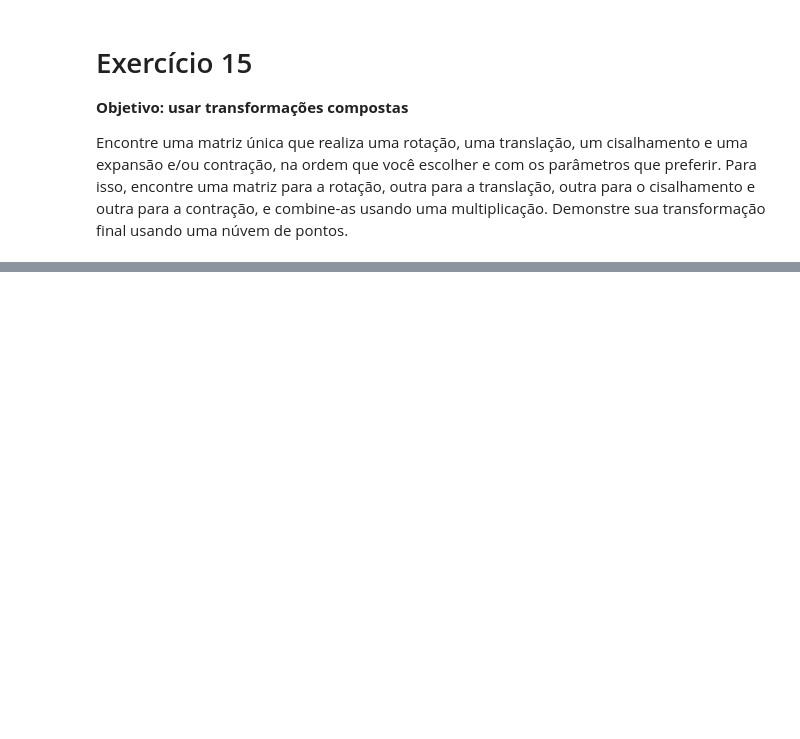
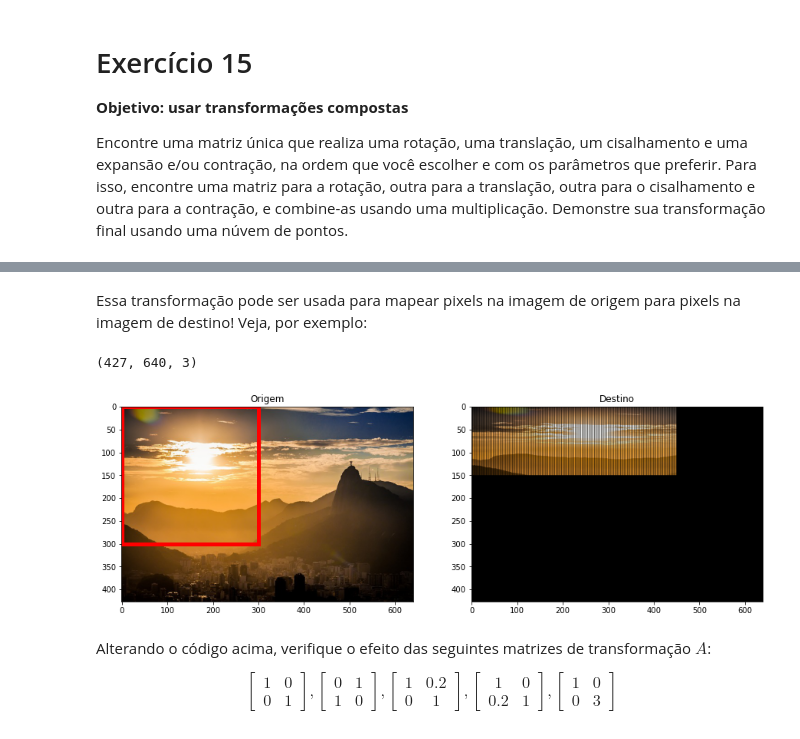
Before and after one commit to tiagoft/alglin, a Jupyter notebook: notebooks/03-geometria_analitica.ipynb, the cells around one changed output, grey strips where cells are left out. Saved outputs shown, nothing was run; the diff lists cells and outputs as text; code cells hidden in the pictures; blank space fills up the shorter version.

```diff
--- a/notebooks/03-geometria_analitica.ipynb
+++ b/notebooks/03-geometria_analitica.ipynb
@@ -505,0 +624,58 @@ Encontre uma matriz única que realiza uma rotação, uma translação, um cisal
+# %% [markdown]
+Essa transformação pode ser usada para mapear pixels na imagem de origem para pixels na imagem de destino! Veja, por exemplo:
+# %%
+image = mpimg.imread("rio_de_janeiro.jpg")
+image_ = np.zeros_like(image)
+
+X = criar_indices(0, 300, 0, 300)
+
+A = np.array([[0.5, 0], [0, 1.5]])
+Xd = A @ X
+Xd = Xd.astype(int)
+
+image_[Xd[0,:], Xd[1,:], :] = image[X[0,:], X[1,:], :]
+
+print(image_.shape)
+plt.figure(figsize=(15,15))
+plt.subplot(1,2,1)
+plt.imshow(image)
+# Adiciona o retângulo indicando a área que foi recortada:
+plt.gca().add_patch(Rectangle((0,0),300,300,linewidth=5,edgecolor='r',facecolor='none'))
+
+plt.title('Origem')
+plt.subplot(1,2,2)
+plt.imshow(image_)
+plt.title('Destino')
+plt.show()
+# %% [output]
+(427, 640, 3)
+[figure, added]
+# %% [markdown]
+Alterando o código acima, verifique o efeito das seguintes matrizes de transformação $A$:
+
+$$
+\begin{bmatrix}
+1 & 0 \\
+0 & 1
+\end{bmatrix}
+,
+\begin{bmatrix}
+0 & 1 \\
+1 & 0
+\end{bmatrix}
+,
+\begin{bmatrix}
+1 & 0.2 \\
+0 & 1
+\end{bmatrix}
+,
+\begin{bmatrix}
+1 & 0 \\
+0.2 & 1
+\end{bmatrix}
+,
+\begin{bmatrix}
+1 & 0 \\
+0 & 3
+\end{bmatrix}
+$$
```
Also changed, not shown: parts of 27 cells of this notebook, 3 other files.
